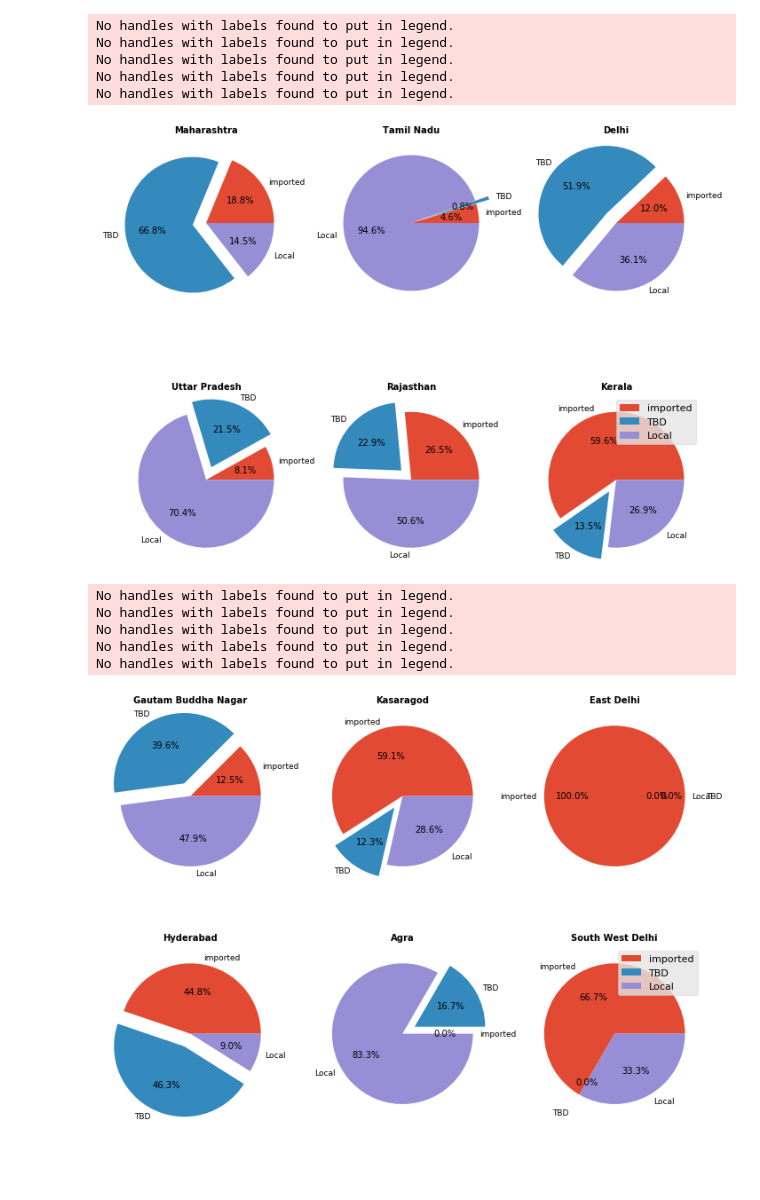
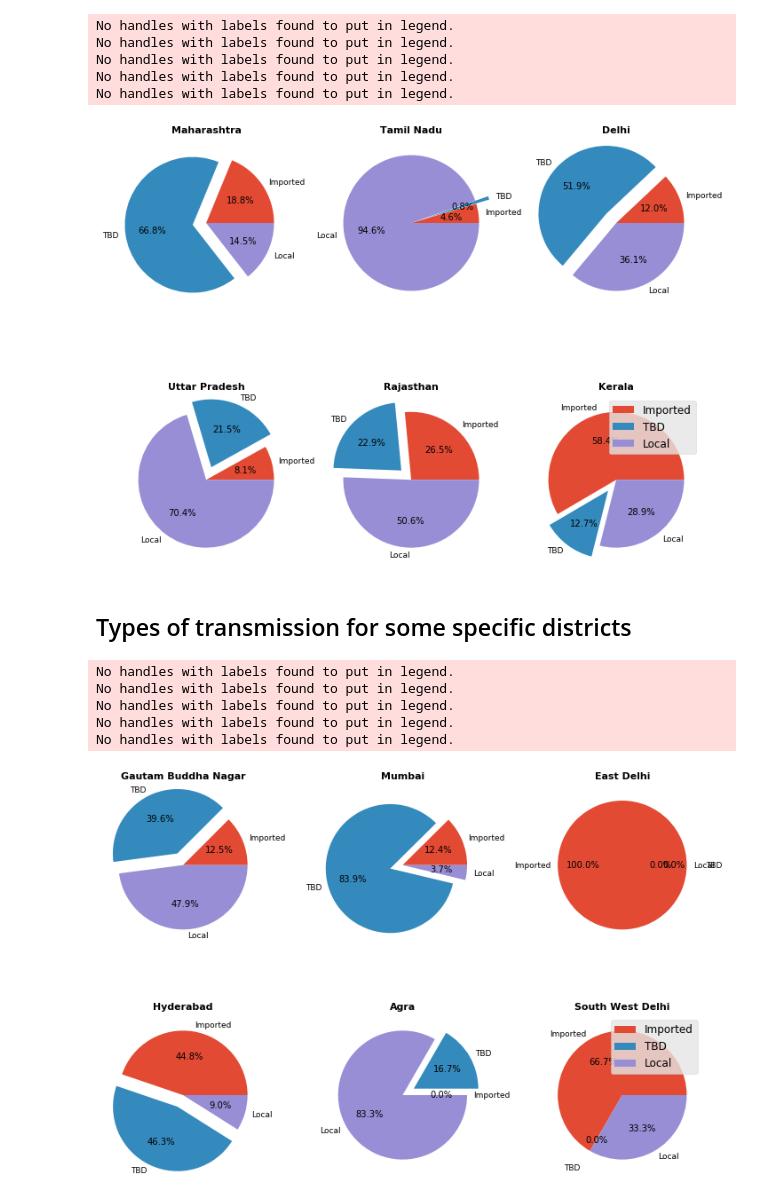
Before and after one commit to vaibhav-k/Coronavirus-DIsease-in-India, a Jupyter notebook: Corona virus India state and district level data analysis from the API.ipynb, the cells around one changed output. Drawn from its saved outputs; the diff is of its cells as text; code cells hidden in the pictures; blank space fills up the shorter version.

```diff
--- a/Corona virus India state and district level data analysis from the API.ipynb
+++ b/Corona virus India state and district level data analysis from the API.ipynb
@@ -15,14 +15,14 @@ warnings.filterwarnings('ignore')
 
 # set the Day_0 and Day_n and calculate the duration
 day0 = "2020-02-01"
-till_date = "2020-04-14"
+till_date = "2020-04-15"
 tot_days = (date.today() - datetime.datetime.strptime(day0, "%Y-%m-%d").date()).days
 print("Data available for " + str(tot_days) + " days.")
 
 # setup the Figure rcParameters
 SMALL_SIZE = 9
-MEDIUM_SIZE = 10
-BIGGER_SIZE = 11
+MEDIUM_SIZE = 11
+BIGGER_SIZE = 12
 plt.rc("font", size = MEDIUM_SIZE)
 plt.rc("axes", titlesize = MEDIUM_SIZE)
 plt.rc("axes", labelsize = MEDIUM_SIZE)
@@ -79,14 +79,12 @@ temp1 = pd.to_datetime(temp_data.dateannounced, format = "%Y-%m-%d")
 temp_data["dateannounced"] = temp1.dt.strftime("%Y-%m-%d")
 
 # set till_date as the last date available in api_data_raw
-yesterday = date.today() - timedelta(days = 1)
-date_yesterday = yesterday.strftime("%Y-%m-%d")
 date_yesterday = till_date
 data_temp = temp_data[(temp_data["dateannounced"] <= date_yesterday)]
+data_temp = data_temp.drop(["agebracket", "backupnotes", "contractedfromwhichpatientsuspected", "estimatedonsetdate", "notes", "patientnumber", "source1", "source2", "source3", "statecode", "statepatientnumber", "statuschangedate"], axis = 1)
 
 # clearing the memory
 del temp1
 del date_from_temp1
 del temp_data
-del yesterday
 del date_yesterday
@@ -347,7 +354,7 @@ for i in range(0, 2):
         query = detected_state.query("typeoftransmission == \"Local\"")
         local = query.loc[:, "typeoftransmission"].count()
         data_for_pie_chart = np.array([imported, tbd, local])
-        patches, texts, autotexts = ax1[i,j].pie(data_for_pie_chart, explode = (0, 0.2, 0), labels = ("imported", "TBD", "Local"), autopct = "%1.1f%%")
+        patches, texts, autotexts = ax1[i,j].pie(data_for_pie_chart, explode = (0, 0.2, 0), labels = ("Imported", "TBD", "Local"), autopct = "%1.1f%%")
         ax1[i,j].set_title(str(state[count]), fontweight = "bold")
         plt.tight_layout()
         plt.legend()
@@ -373,10 +380,12 @@ No handles with labels found to put in legend.
 No handles with labels found to put in legend.
 No handles with labels found to put in legend.
 No handles with labels found to put in legend.
-[figure, old version]
+[figure, new version]
+# %% [markdown]
+## Types of transmission for some specific districts
 # %%
 # plotting the type of transmission for some specific districts
-district = list(["Gautam Buddha Nagar", "Kasaragod", "East Delhi", "Hyderabad", "Agra", "South West Delhi"])
+district = list(["Gautam Buddha Nagar", "Mumbai", "East Delhi", "Hyderabad", "Agra", "South West Delhi"])
 count = 0
 
 fig1, ax1 = plt.subplots(2, 3, figsize = (10, 10), sharey = True)
@@ -388,32 +397,32 @@ for i in range(0, 2):
         query = detected_district.query("typeoftransmission == \"TBD\"")
         tbd = query.loc[:, "typeoftransmission"].count()
         query = detected_district.query("typeoftransmission == \"Local\"")
         local = query.loc[:, "typeoftransmission"].count()
         data_for_pie_chart = np.array([imported, tbd, local])
-        patches, texts, autotexts = ax1[i,j].pie(data_for_pie_chart, explode = (0, 0.2, 0), labels = ("imported", "TBD", "Local"), autopct = "%1.1f%%")
+        patches, texts, autotexts = ax1[i,j].pie(data_for_pie_chart, explode = (0, 0.2, 0), labels = ("Imported", "TBD", "Local"), autopct = "%1.1f%%")
         ax1[i, j].set_title(str(district[count]), fontweight = "bold")
         plt.tight_layout()
         plt.legend()
         count += 1
 
 # clearing the memory
 del district
 del count
 del fig1
 del ax1
 del detected_district
 del query
 del imported
 del tbd
 del local
 del data_for_pie_chart
 del patches
 del texts
 del autotexts
 # %% [output]
 No handles with labels found to put in legend.
 No handles with labels found to put in legend.
 No handles with labels found to put in legend.
 No handles with labels found to put in legend.
 No handles with labels found to put in legend.
-[figure, old version]
+[figure, new version]
```
Also changed, not shown: parts of 15 cells of this notebook.
